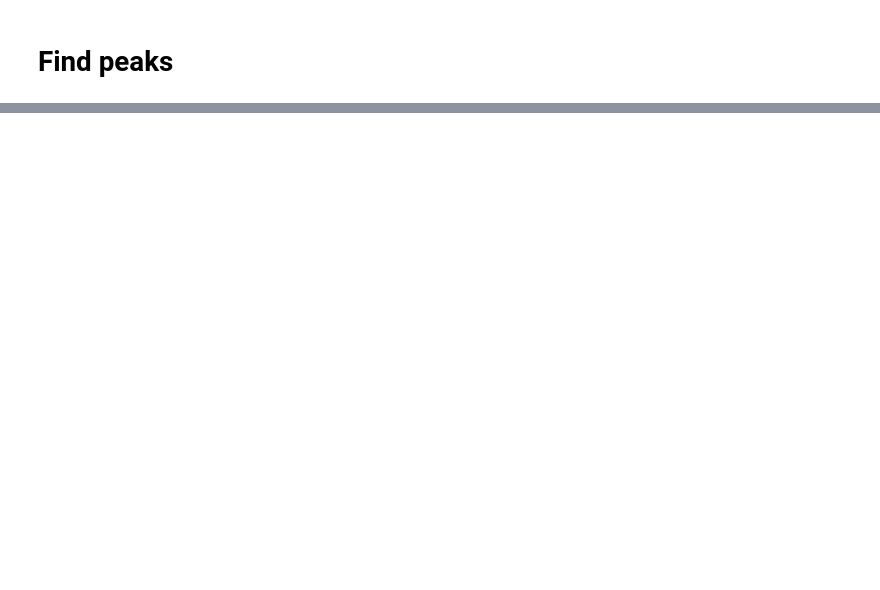
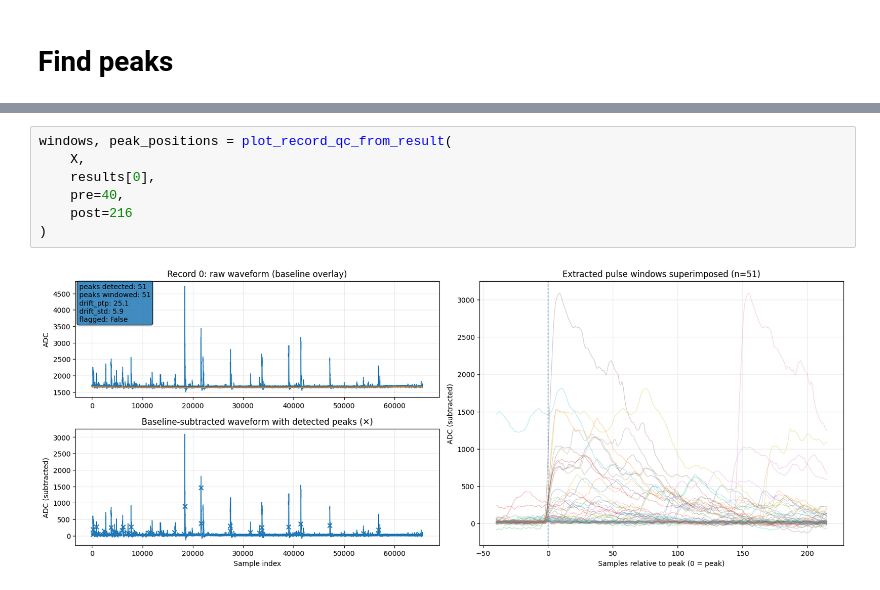
Before and after one commit to eberthol/PSD_GMVAE_Coldbox, a Jupyter notebook: data_eng/Peak_Selection.ipynb, the cells around one changed output, grey strips where cells are left out. Cells and saved outputs as stored; diff of their text form; blank space fills up the shorter version.

```diff
--- a/data_eng/Peak_Selection.ipynb
+++ b/data_eng/Peak_Selection.ipynb
@@ -389,3 +335,12 @@ rec 19: peaks= 29  drift_ptp=32.1  (ok)
+# %%
+windows, peak_positions = plot_record_qc_from_result(
+    X,
+    results[0],
+    pre=40,
+    post=216
+)
+# %% [output]
+[figure, added]
 # %%
 windows, peak_positions = plot_record_qc_from_result(
     X,
```
Also changed, not shown: parts of 18 cells of this notebook, 1 other file.
